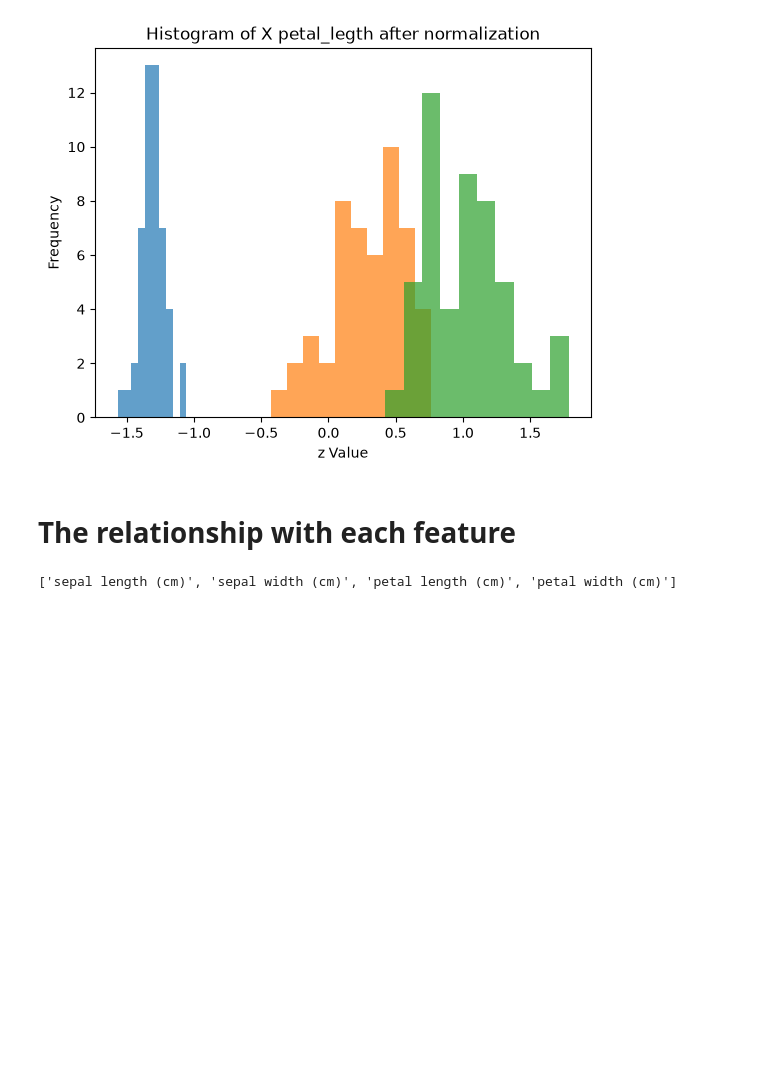
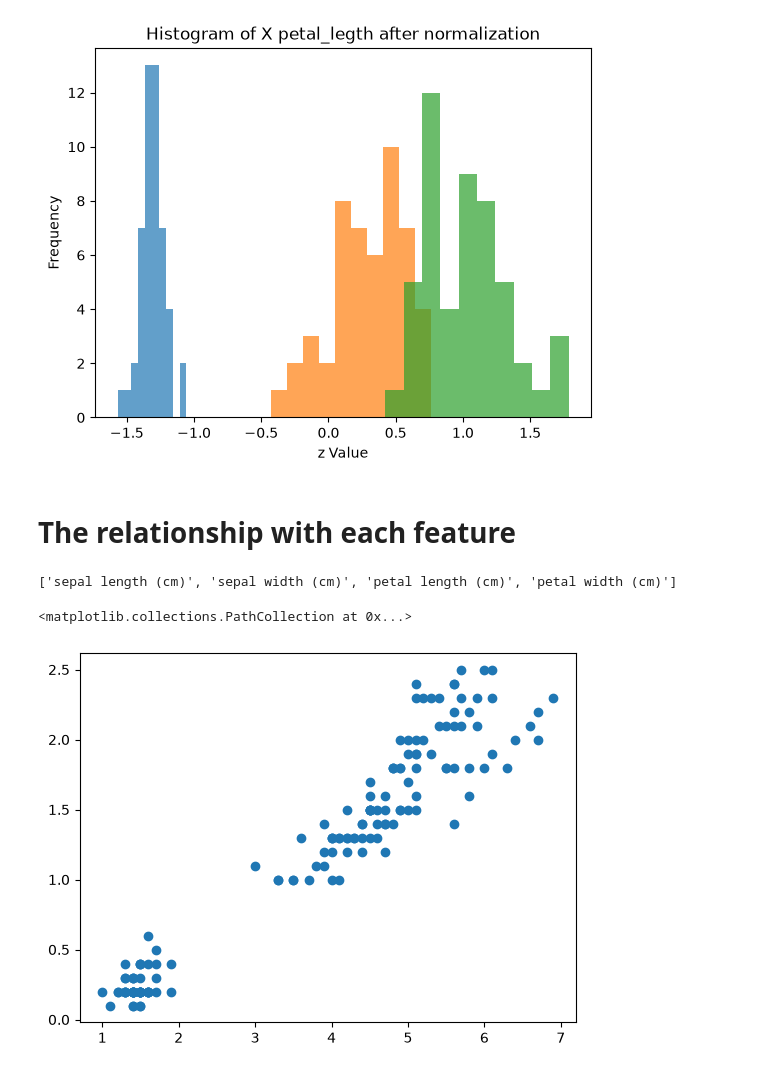
Before and after one commit to AIVIETNAM-AIO-TruongDogki/Scientify-Computing, a Jupyter notebook: Statistics/iris.ipynb, the cells around one changed output. Drawn from its saved outputs; the diff is of its cells as text; code cells hidden in the pictures; blank space fills up the shorter version.

Commit message:
Visualize the pair feature relationship

```diff
--- a/Statistics/iris.ipynb
+++ b/Statistics/iris.ipynb
@@ -93,3 +93,11 @@ petal_length = X[:, 2]
 petal_width = X[:, 3]
 # %% [output]
 ['sepal length (cm)', 'sepal width (cm)', 'petal length (cm)', 'petal width (cm)']
+# %%
+plt.scatter(
+    petal_length,
+    petal_width
+)
+# %% [output]
+<matplotlib.collections.PathCollection at 0x...>
+[figure, added]
```
Also changed, not shown: parts of 4 cells of this notebook.
